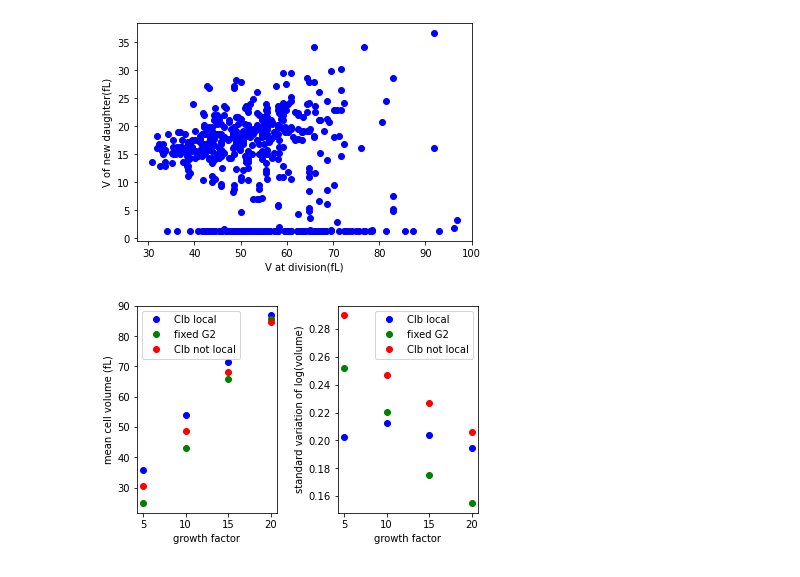
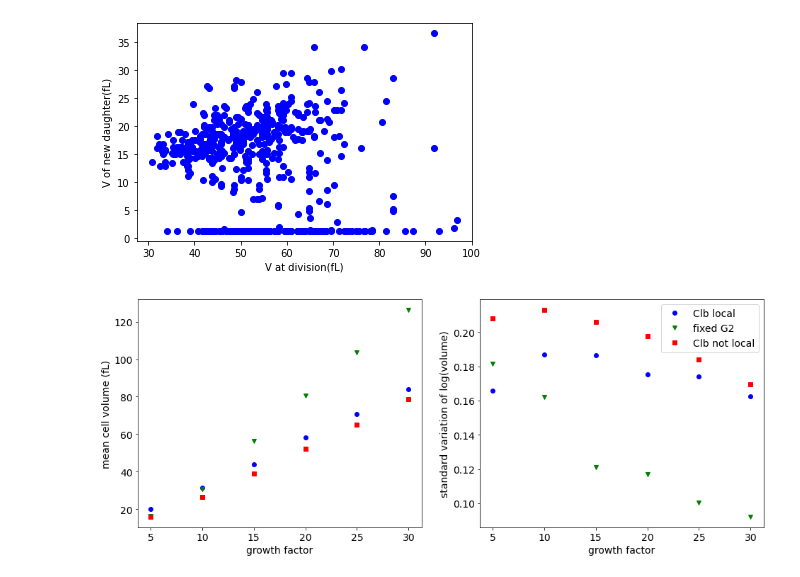
Before and after one commit to LPolczynski/Bachelor_Thesis, a Jupyter notebook: jupyter/thesis/main_model.ipynb, the cells around one changed output. Saved outputs shown, nothing was run; the diff lists cells and outputs as text; code cells hidden in the pictures.

```diff
--- a/jupyter/thesis/main_model.ipynb
+++ b/jupyter/thesis/main_model.ipynb
@@ -1265,9 +1419,9 @@ plot_Vdiv_Vbirth(pop_dir)
 # %% [output]
 [figure]
 # %%
-dire = ['./MM/2020-07-05-growth-','./MM_noCLB/2020-07-05-growth-','./MM_CLBnoLOC/2020-07-05-growth-']
-growth = [5,10,15,20]
+dire = ['./MM/growth-','./MM_noCLB/growth-','./MM_CLBnoLOC/growth-']
+growth = [5,10,15,20,25,30]
 labels=['Clb local','fixed G2', 'Clb not local']
 plot_size_distr(dire,growth,labels)
 # %% [output]
-[figure, old version]
+[figure, new version]
```
Also changed, not shown: parts of 8 cells of this notebook, 4 other files.
